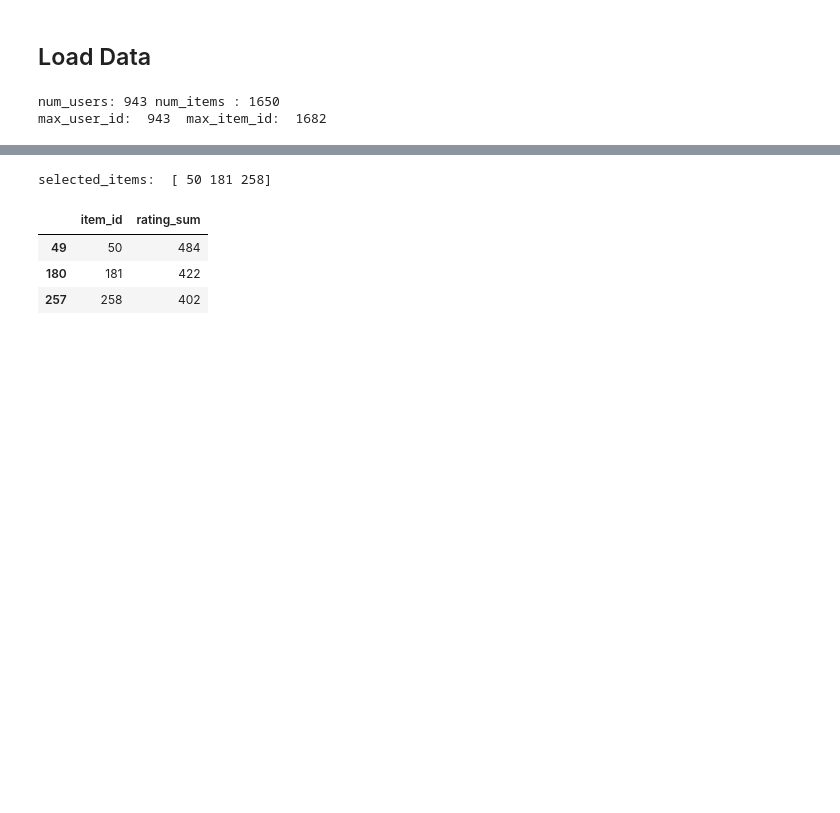
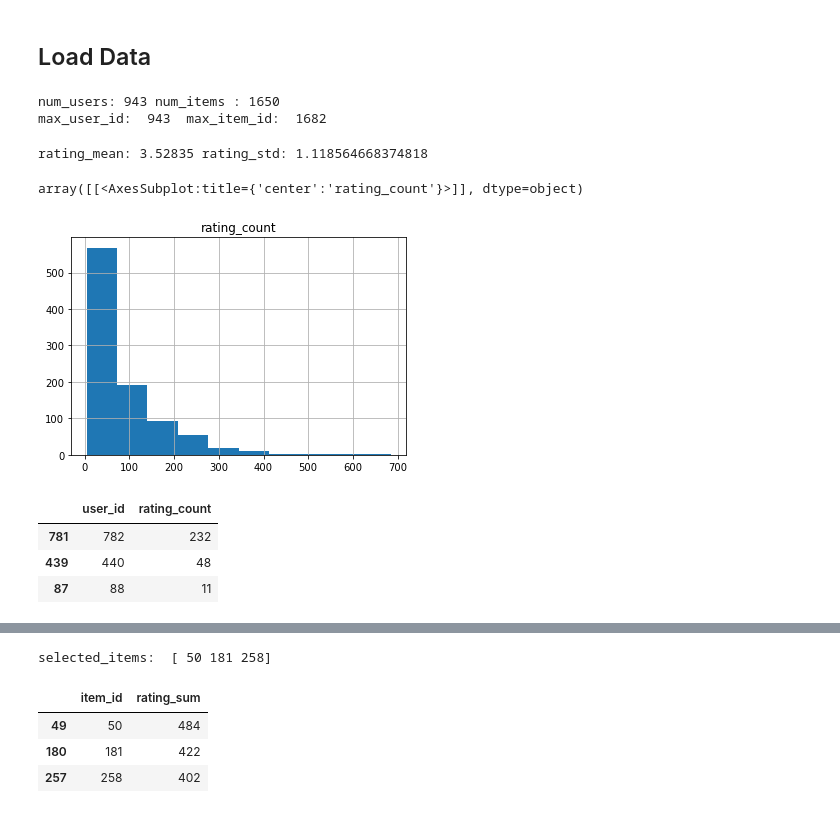
Before and after one commit to azhou5211/Recommender_Systems_and_Attacks, a Jupyter notebook: notebooks/Bandwagon.ipynb, the cells around one changed output, grey strips where cells are left out. Saved outputs shown, nothing was run; the diff lists cells and outputs as text; code cells hidden in the pictures; blank space fills up the shorter version.

```diff
--- a/notebooks/Bandwagon.ipynb
+++ b/notebooks/Bandwagon.ipynb
@@ -54,3 +69,29 @@ print(f'max_user_id: ', max_uid, " max_item_id: ", max_iid)
 # %% [output]
 num_users: 943 num_items : 1650
 max_user_id:  943  max_item_id:  1682
+# %%
+# - Get ratings mean and rating std
+stdDf = trainDf.groupby('item_id', as_index=False).agg(rating_mean= ('rating', 'mean'), rating_std= ('rating', 'std'),
+                                  rating_count = ('rating', 'count'))
+item_mean = dict(zip(stdDf.item_id,stdDf.rating_mean))
+item_std = dict(zip(stdDf.item_id,stdDf.rating_std))
+rating_mean, rating_std = trainDf.rating.mean(), trainDf.rating.std()
+print(f'rating_mean: {rating_mean} rating_std: {rating_std}')
+# %% [output]
+rating_mean: 3.52835 rating_std: 1.118564668374818
+# %%
+# - count of ratings per user
+userRatingDf = trainDf.groupby('user_id', as_index=False).agg(rating_count= ('rating', 'count')).sort_values(
+    'rating_count', ascending=False)
+hist = userRatingDf.hist(column='rating_count', bins=10)
+hist
+# %% [output]
+array([[<AxesSubplot:title={'center':'rating_count'}>]], dtype=object)
+[figure, added]
+# %%
+userRatingDf[userRatingDf.user_id.isin([88,440, 782])]
+# %% [output]
+|  | user_id | rating_count |
+| 781 | 782 | 232 |
+| 439 | 440 | 48 |
+| 87 | 88 | 11 |
```
Also changed, not shown: parts of 24 cells of this notebook.
